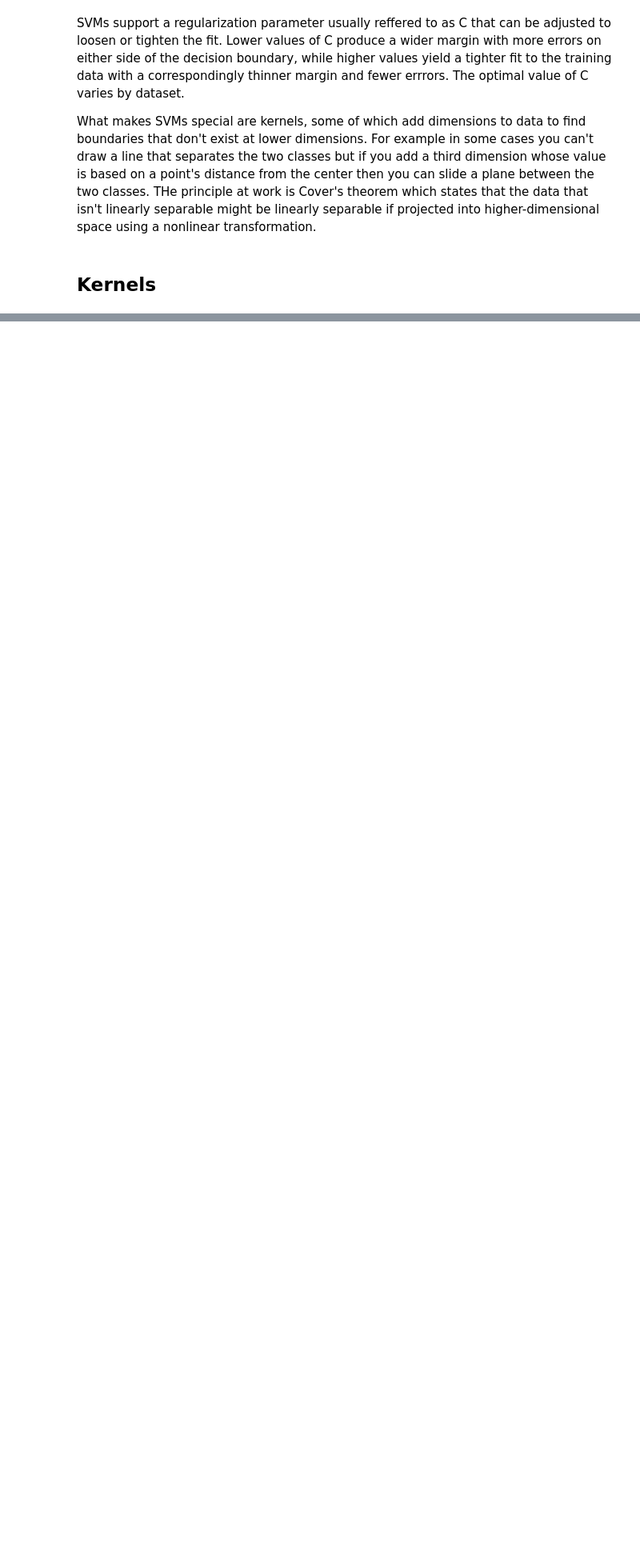
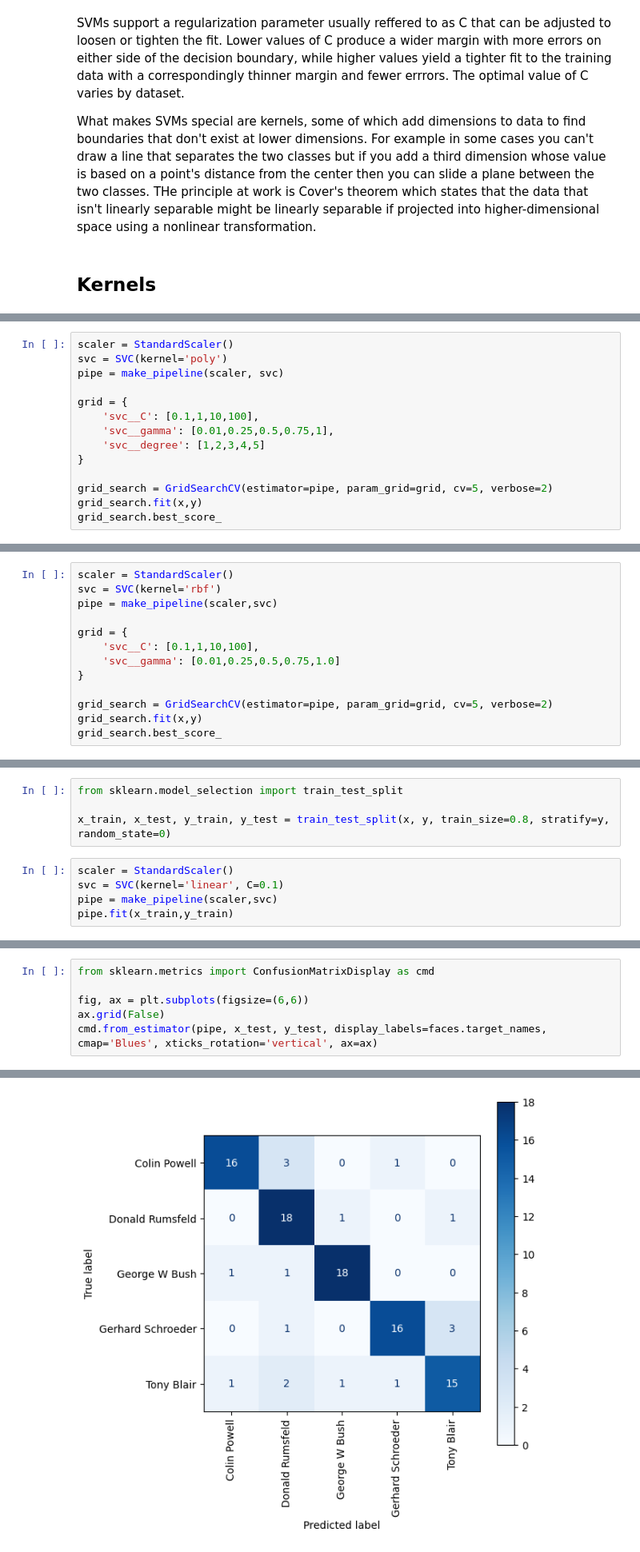
Before and after one commit to bolicnikola/Applied-Machine-Learning-And-AI, a Jupyter notebook: Support_Vector_Machines.ipynb, the cells around one changed output, grey strips where cells are left out. Shown: that part at 80% size. Cells and saved outputs as stored; diff of their text form; blank space fills up the shorter version.

```diff
--- a/Support_Vector_Machines.ipynb
+++ b/Support_Vector_Machines.ipynb
@@ -64,0 +196,14 @@ The RBF kernel didn't add a z to every x and y, it effectively projected the dat
+# %%
+scaler = StandardScaler()
+svc = SVC(kernel='poly')
+pipe = make_pipeline(scaler, svc)
+
+grid = {
+    'svc__C': [0.1,1,10,100],
+    'svc__gamma': [0.01,0.25,0.5,0.75,1],
+    'svc__degree': [1,2,3,4,5]
+}
+
+grid_search = GridSearchCV(estimator=pipe, param_grid=grid, cv=5, verbose=2)
+grid_search.fit(x,y)
+grid_search.best_score_
@@ -64,0 +233,13 @@ The RBF kernel didn't add a z to every x and y, it effectively projected the dat
+# %%
+scaler = StandardScaler()
+svc = SVC(kernel='rbf')
+pipe = make_pipeline(scaler,svc)
+
+grid = {
+    'svc__C': [0.1,1,10,100],
+    'svc__gamma': [0.01,0.25,0.5,0.75,1.0]
+}
+
+grid_search = GridSearchCV(estimator=pipe, param_grid=grid, cv=5, verbose=2)
+grid_search.fit(x,y)
+grid_search.best_score_
@@ -64,0 +265,9 @@ The RBF kernel didn't add a z to every x and y, it effectively projected the dat
+# %%
+from sklearn.model_selection import train_test_split
+
+x_train, x_test, y_train, y_test = train_test_split(x, y, train_size=0.8, stratify=y, random_state=0)
+# %%
+scaler = StandardScaler()
+svc = SVC(kernel='linear', C=0.1)
+pipe = make_pipeline(scaler,svc)
+pipe.fit(x_train,y_train)
@@ -64,0 +283,7 @@ The RBF kernel didn't add a z to every x and y, it effectively projected the dat
+# %%
+from sklearn.metrics import ConfusionMatrixDisplay as cmd
+
+fig, ax = plt.subplots(figsize=(6,6))
+ax.grid(False)
+cmd.from_estimator(pipe, x_test, y_test, display_labels=faces.target_names, cmap='Blues', xticks_rotation='vertical', ax=ax)
+# %% [output]
@@ -64,0 +291 @@ The RBF kernel didn't add a z to every x and y, it effectively projected the dat
+[figure, added]
```
Also changed, not shown: parts of 21 cells of this notebook.
